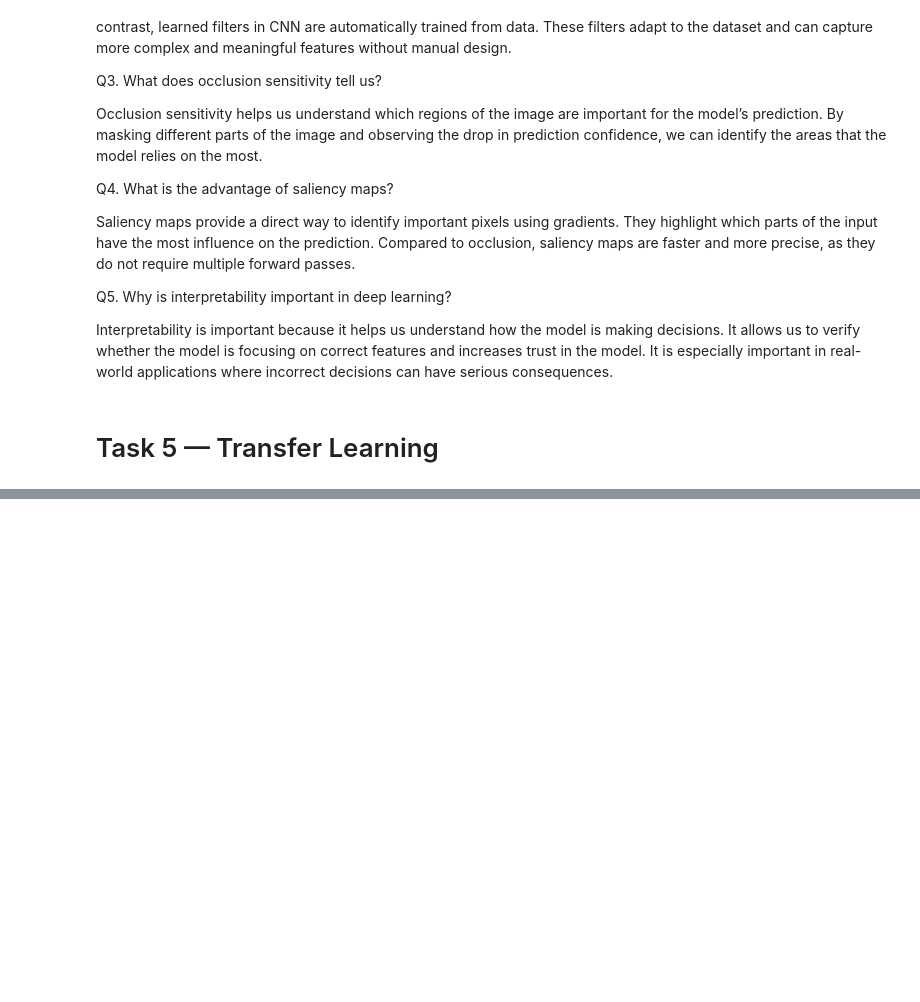
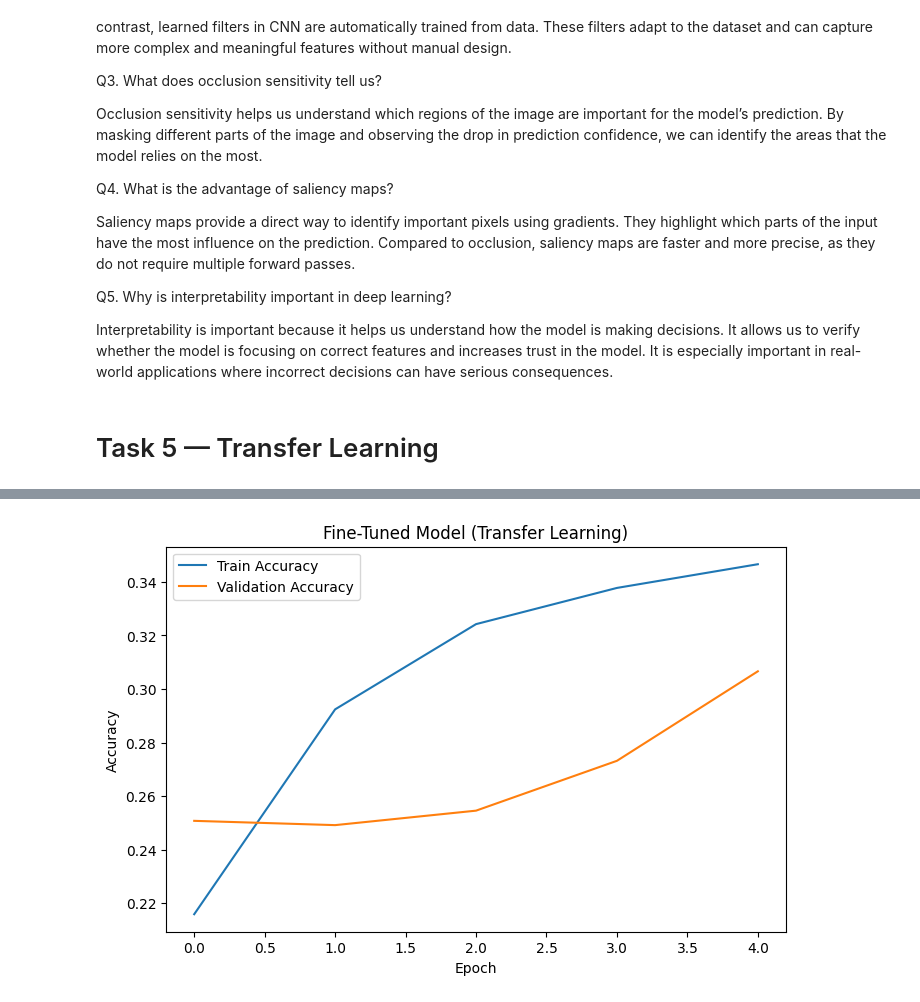
Before and after one commit to swayamjaiswal152/CNN-Lab-Assignment, a Jupyter notebook: CNN_Lab_Assignment.ipynb, the cells around one changed output, grey strips where cells are left out. Drawn from its saved outputs; the diff is of its cells as text; code cells hidden in the pictures; blank space fills up the shorter version.

```diff
--- a/CNN_Lab_Assignment.ipynb
+++ b/CNN_Lab_Assignment.ipynb
@@ -1692,0 +1888,22 @@ Interpretability is important because it helps us understand how the model is ma
+# %%
+import matplotlib.pyplot as plt
+
+plt.figure(figsize=(8,5))
+
+# Training accuracy
+plt.plot(history_ft.history['accuracy'], label='Train Accuracy')
+
+# Validation accuracy
+plt.plot(history_ft.history['val_accuracy'], label='Validation Accuracy')
+
+plt.title("Fine-Tuned Model (Transfer Learning)")
+plt.xlabel("Epoch")
+plt.ylabel("Accuracy")
+plt.legend()
+
+# Save file
+plt.savefig("tl_finetuned.png")
+
+plt.show()
+# %% [output]
+[figure, added]
```
Also changed, not shown: parts of 43 cells of this notebook.
